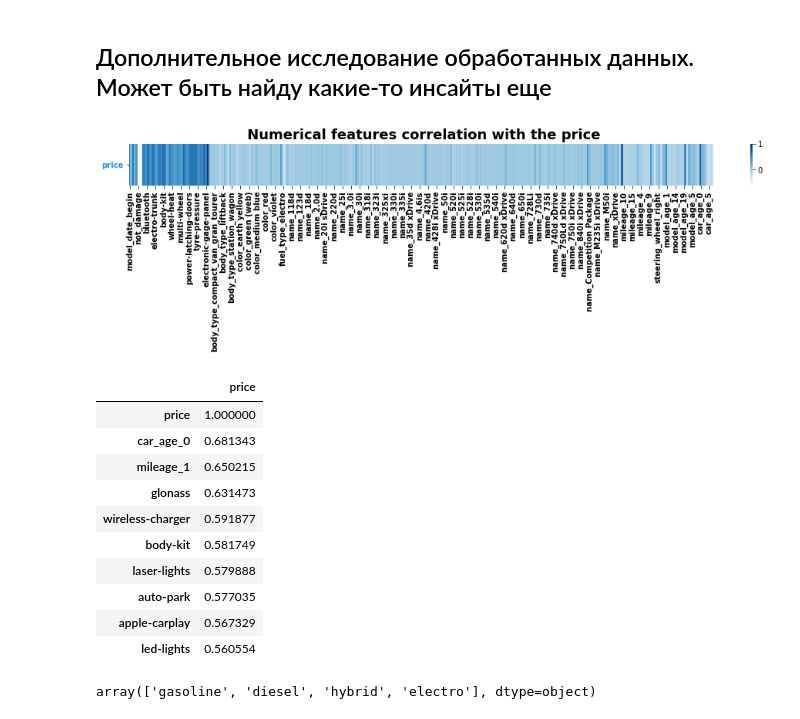
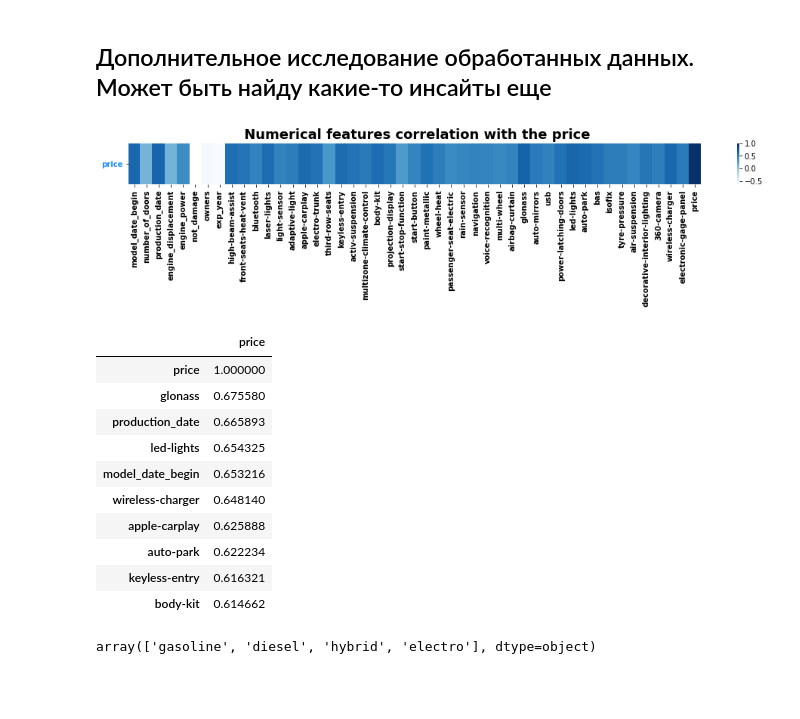
Before and after one commit to vvandriichuk/skillfactory_rds, a Jupyter notebook: module_5/sf-dst-car-price-prediction-vandr-dst-10.ipynb, the cells around one changed output. Saved outputs shown, nothing was run; the diff lists cells and outputs as text; code cells hidden in the pictures; blank space fills up the shorter version.

Commit message:
Final Version of Car Price Prediction

```diff
--- a/module_5/sf-dst-car-price-prediction-vandr-dst-10.ipynb
+++ b/module_5/sf-dst-car-price-prediction-vandr-dst-10.ipynb
@@ -1068,21 +1471,21 @@ name_tmp = train['name'].str.split(" ", n = 2, expand = True)
 
 
 # попробуем склеить первые две колонки, чтобы получить название модели автомобиля, но при этом будем соблюдать некоторые условия:
-# в первой колонке в строчке должно содержаться d, i, Competition, а по второй xDrive, Competition, sDrive, Package
+# во второй должно содержаться xDrive, Competition, sDrive, Package, тогда это будет добавлено к первой колонке
+# в первой колонке может быть все, что угодно
 # конъюнкция двух признаков
-def make_conj(name, feature1, feature2):
+def make_conj(data, feature1, feature2):
+    data['tmp_1'] = np.where(~data[feature2].str.contains('xDrive|Competition|sDrive|Package'),
+                                 '', data[feature2])
 
+    data['tmp_0'] = data[feature1]
 
-    name['tmp_0'] = np.where(~name[feature1].str.contains('d|i|Competition'),
-                                 '', name[feature1])
+    data['tmp'] = data['tmp_0'] + ' ' + data['tmp_1']
 
-    name['tmp_1'] = np.where(~name[feature2].str.contains('xDrive|Competition|sDrive|Package'),
-                                 '', name[feature2])
+    return (data)
 
-
-    name['tmp'] = name['tmp_0'] + ' ' + name['tmp_1']
-
-    return (name)
+# выполним корректировку названия
+make_conj(name_tmp, 0, 1)
 
 # выполним корректировку названия
 make_conj(name_tmp, 0, 1)
@@ -1095,6 +1498,7 @@ train['name'] = train['name'].apply(lambda x: x.replace('sDrive18i', '18i sDrive
 train['name'] = train['name'].apply(lambda x: x.replace('sDrive20i', '20i sDrive'))
 train['name'] = train['name'].apply(lambda x: x.replace('xDrive18d', '18d xDrive'))
 train['name'] = train['name'].apply(lambda x: x.replace('xDrive20', '20 xDrive'))
+train['name'] = train['name'].apply(lambda x: x.replace('20 xDrivei', '20i xDrive'))
 # %%
 train['name'] = train['name'].str.strip()
 # %%
@@ -1118,2 +1593,2 @@ col_info(train.series)
 # %%
-train = train.drop(columns=['series'])
+train['series'] = train['series'].map(dic_model)
@@ -1306,4 +1796,4 @@ train['price'] = train['price'].astype(int)
 # %%
-train['price'] = train['price'] * 0.93
+train['price'] = train['price'] * 0.91
 # %%
 train.info()
@@ -1553,0 +2059,2 @@ new_test = test.copy()
+# %%
+new_train = new_train.query('name == @test_car_name_list')
@@ -1991,37 +3117,37 @@ sample_submission.head(10)
 # %%
 import matplotlib.pyplot as plt
 
-num=new_big_df.select_dtypes(exclude='object')
+num=new_train.select_dtypes(exclude='object')
 numcorr=num.corr()
 f,ax=plt.subplots(figsize=(17,1))
 sns.heatmap(numcorr.sort_values(by=['price'], ascending=False).head(1), cmap='Blues')
 plt.title(" Numerical features correlation with the price", weight='bold', fontsize=18)
 plt.xticks(weight='bold')
 plt.yticks(weight='bold', color='dodgerblue', rotation=0)
 
 
 plt.show()
 # %% [output]
-[figure, old version]
+[figure, new version]
 # %%
-Num=numcorr['price'].sort_values(ascending=False).head(10).to_frame()
+num=numcorr['price'].sort_values(ascending=False).head(10).to_frame()
 
 cm = sns.light_palette("cyan", as_cmap=True)
 
-s = Num.style.background_gradient(cmap=cm)
+s = num.style.background_gradient(cmap=cm)
 s
 # %% [output]
 |  | price |
 | price | 1.000000 |
-| car_age_0 | 0.681343 |
-| mileage_1 | 0.650215 |
-| glonass | 0.631473 |
-| wireless-charger | 0.591877 |
-| body-kit | 0.581749 |
-| laser-lights | 0.579888 |
-| auto-park | 0.577035 |
-| apple-carplay | 0.567329 |
-| led-lights | 0.560554 |
+| glonass | 0.675580 |
+| production_date | 0.665893 |
+| led-lights | 0.654325 |
+| model_date_begin | 0.653216 |
+| wireless-charger | 0.648140 |
+| apple-carplay | 0.625888 |
+| auto-park | 0.622234 |
+| keyless-entry | 0.616321 |
+| body-kit | 0.614662 |
 # %%
 # Все возможные типы топлива
 fuel_type_uniq = new_train['fuel_type'].unique()
```
Also changed, not shown: parts of 190 cells of this notebook, 18 other files.
